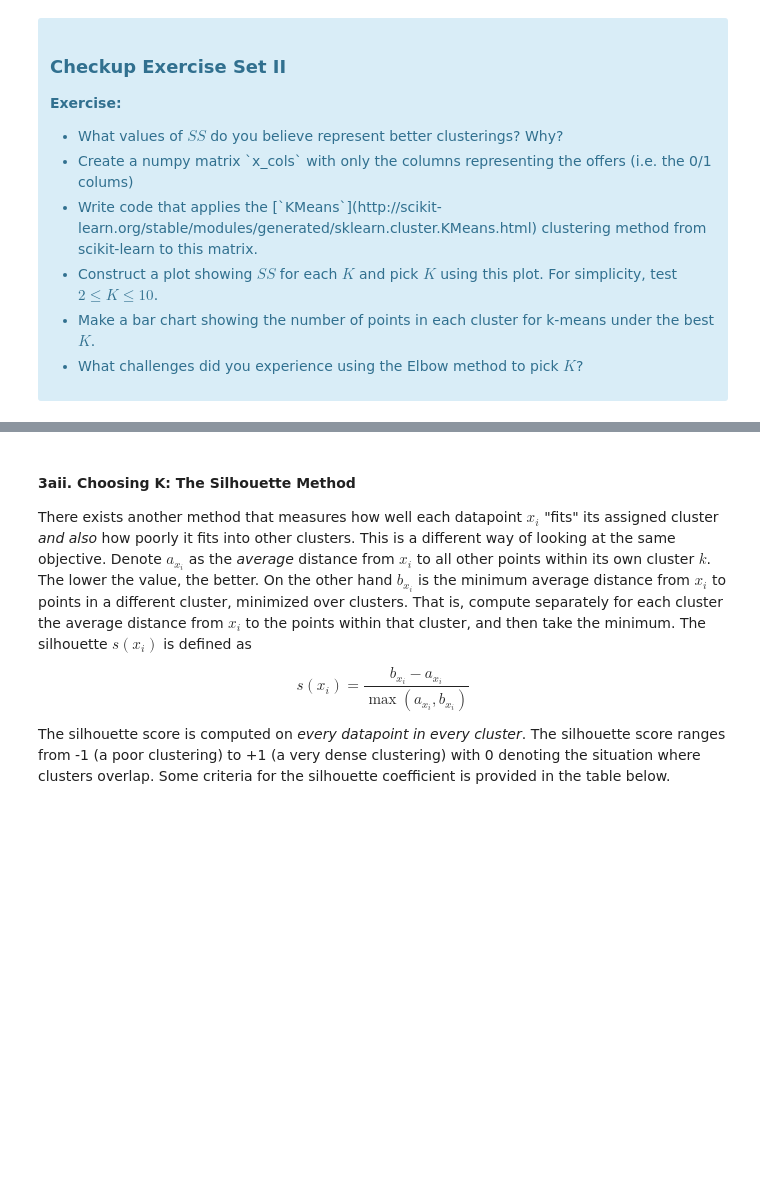
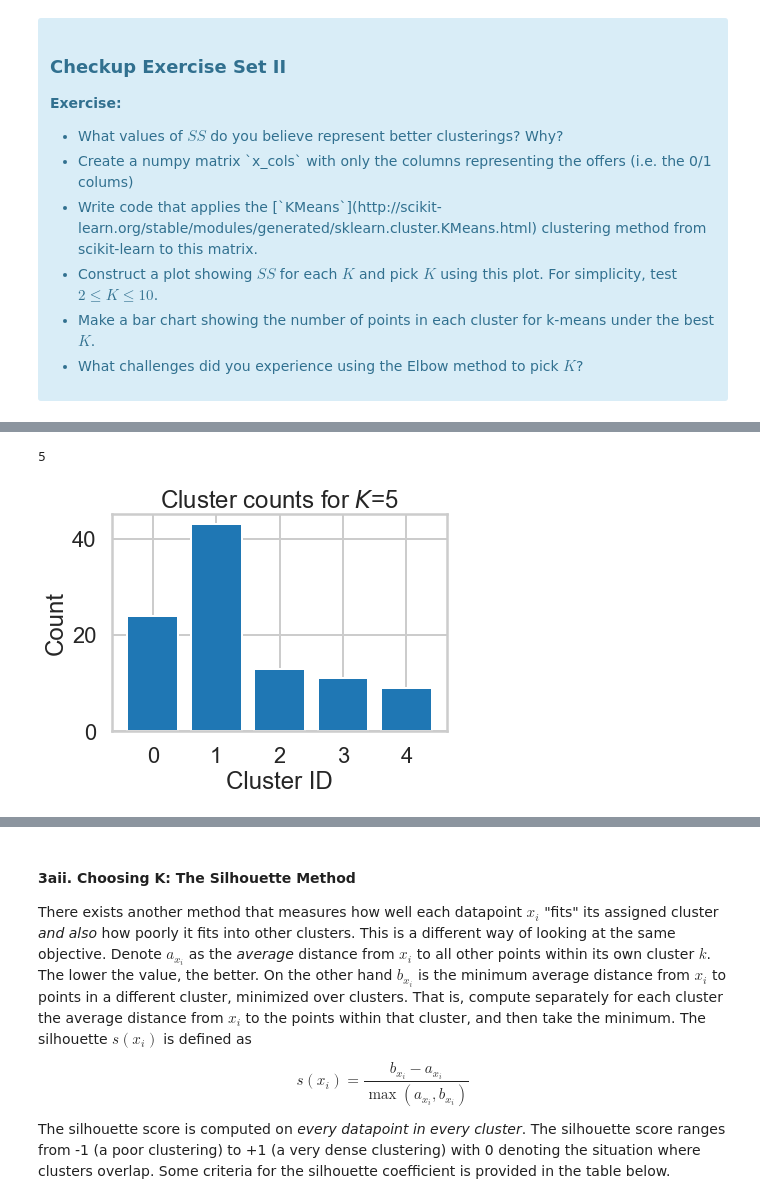
Before and after one commit to kstoudt/Springboard, a Jupyter notebook: 15. Unsupervised Learning/15.6 Principal Components Analysis/Customer Segmentation using Clustering - K-means/Clustering Case Study - Customer Segmentation with K-Means - Tier 3.ipynb, the cells around one changed output, grey strips where cells are left out. Drawn from its saved outputs; the diff is of its cells as text; code cells hidden in the pictures; blank space fills up the shorter version.

```diff
--- a/15. Unsupervised Learning/15.6 Principal Components Analysis/Customer Segmentation using Clustering - K-means/Clustering Case Study - Customer Segmentation with K-Means - Tier 3.ipynb
+++ b/15. Unsupervised Learning/15.6 Principal Components Analysis/Customer Segmentation using Clustering - K-means/Clustering Case Study - Customer Segmentation with K-Means - Tier 3.ipynb
@@ -123,0 +176,14 @@ where $x_i$ is a point, $C_k$ represents cluster $k$ and $\mu_k$ is the centroid
+# %%
+best_K = 5
+assignments_best_K = assignments[str(best_K)]
+counts = np.bincount(assignments_best_K)
+print(len(counts))
+
+plt.bar(range(best_K), counts, align='center')
+plt.xlabel("Cluster ID")
+plt.ylabel("Count")
+plt.xticks(range(best_K))
+plt.title("Cluster counts for $K$=5");
+# %% [output]
+5
+[figure, added]
```
Also changed, not shown: parts of 14 cells of this notebook, 1 other file.
